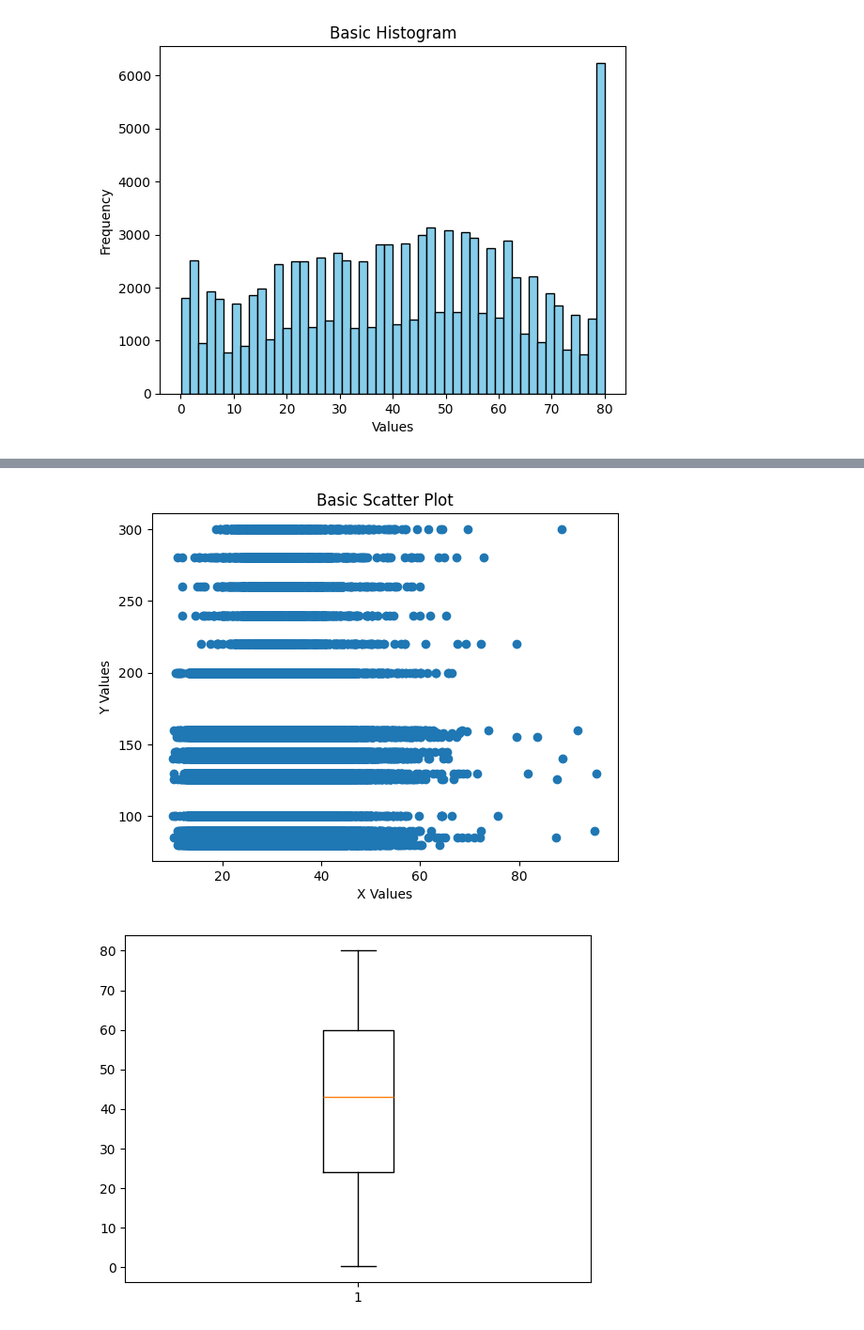
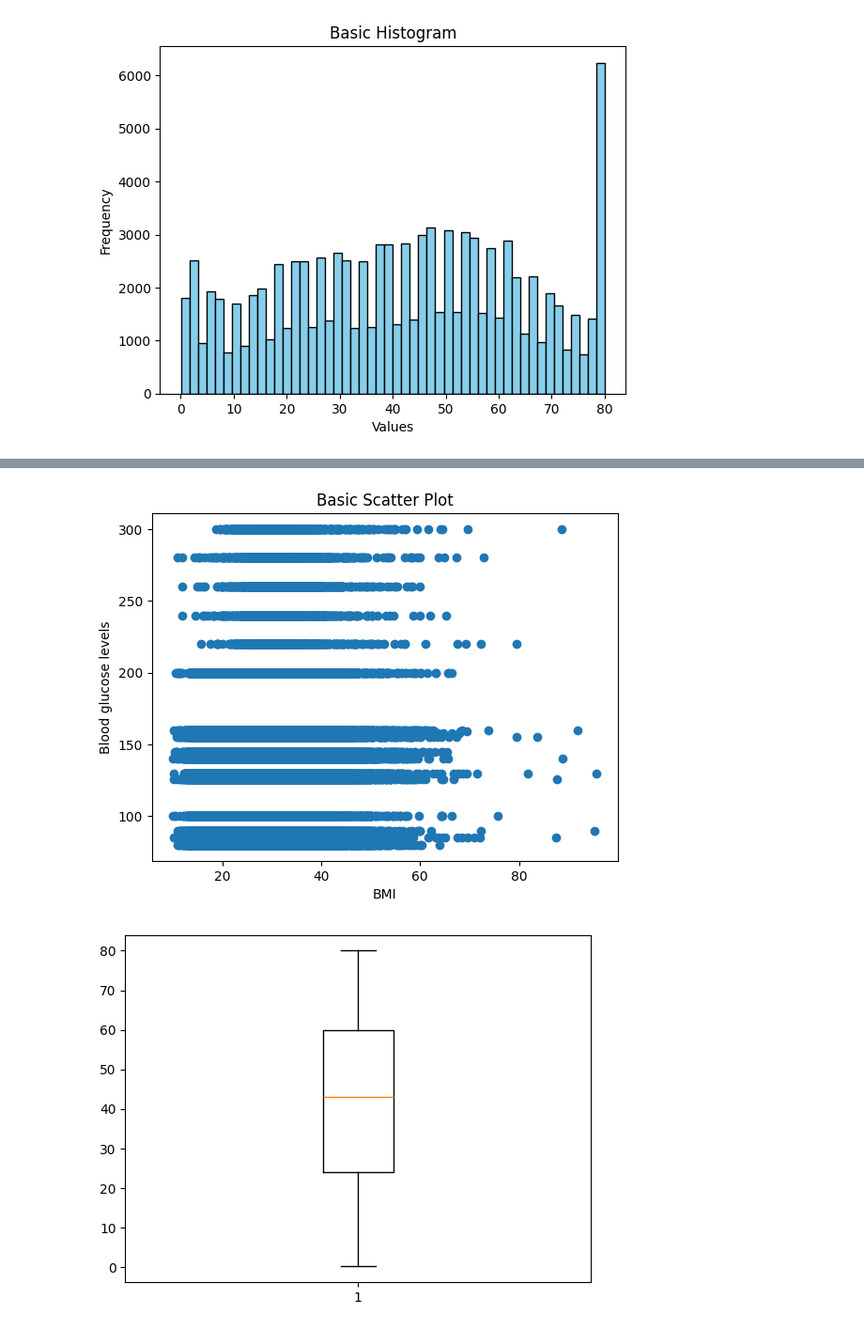
Before and after one commit to suchirmm/predictive_ml_, a Jupyter notebook: health_classification.ipynb, the cells around one changed output, grey strips where cells are left out. Shown at 94% size. Drawn from its saved outputs; the diff is of its cells as text; code cells hidden in the pictures.

```diff
--- a/health_classification.ipynb
+++ b/health_classification.ipynb
@@ -253,11 +359,14 @@ plt.show()
 # %%
+# Plotting BMI and blood glucose levels
+# Does not seems to have much of a mapping
+
 plt.scatter(df['bmi'], df['blood_glucose_level'])
 plt.title("Basic Scatter Plot")
-plt.xlabel("X Values")
-plt.ylabel("Y Values")
+plt.xlabel("BMI")
+plt.ylabel("Blood glucose levels")
 plt.show()
 # %% [output]
-[figure, old version]
+[figure, new version]
 # %%
 plt.boxplot(df['age'])
 plt.show()
```
Also changed, not shown: parts of 20 cells of this notebook.
